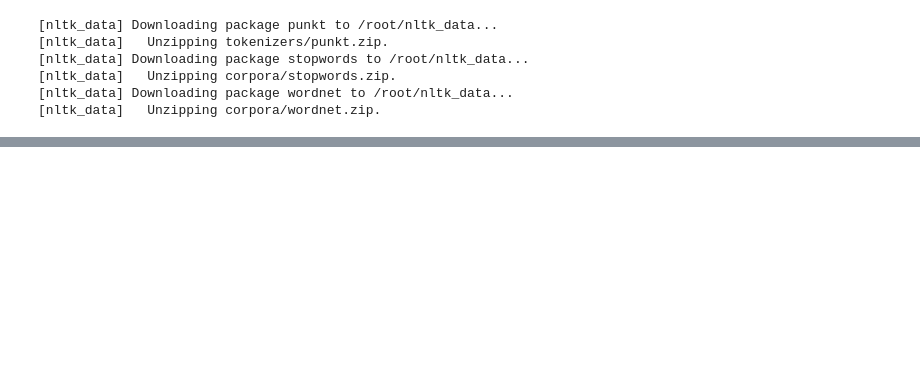
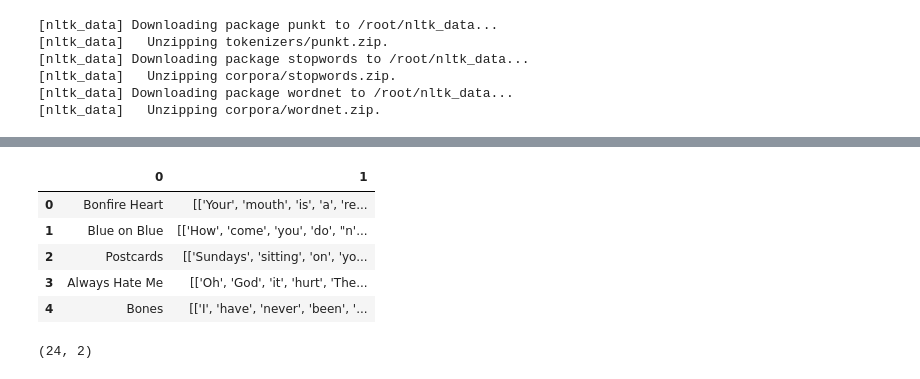
Before and after one commit to Gail529/Recommendation-system, a Jupyter notebook: preprocessing_lyrics.ipynb, the cells around one changed output, grey strips where cells are left out. Drawn from its saved outputs; the diff is of its cells as text; code cells hidden in the pictures; blank space fills up the shorter version.

```diff
--- a/preprocessing_lyrics.ipynb
+++ b/preprocessing_lyrics.ipynb
@@ -151,0 +359,13 @@ for i in range(0,13):
+# %%
+jb.head()
+# %% [output]
+|  | 0 | 1 |
+| 0 | Bonfire Heart | [['Your', 'mouth', 'is', 'a', 're... |
+| 1 | Blue on Blue | [['How', 'come', 'you', 'do', "n'... |
+| 2 | Postcards | [['Sundays', 'sitting', 'on', 'yo... |
+| 3 | Always Hate Me | [['Oh', 'God', 'it', 'hurt', 'The... |
+| 4 | Bones | [['I', 'have', 'never', 'been', '... |
+# %%
+jb.shape
+# %% [output]
+(24, 2)
```
Also changed, not shown: parts of 17 cells of this notebook.
